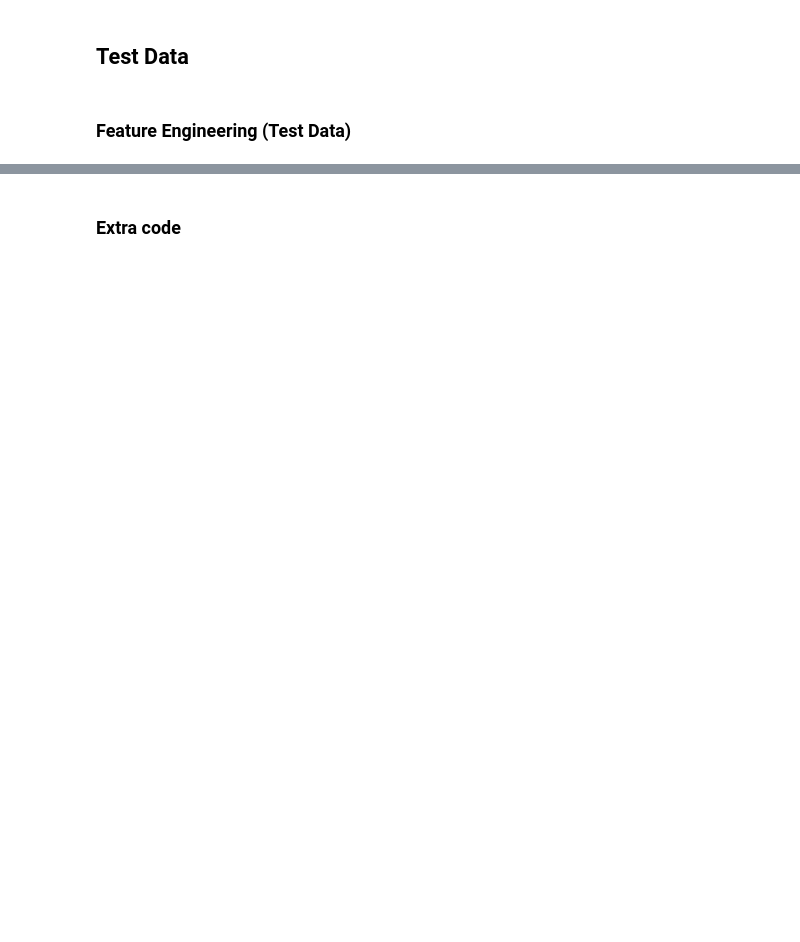
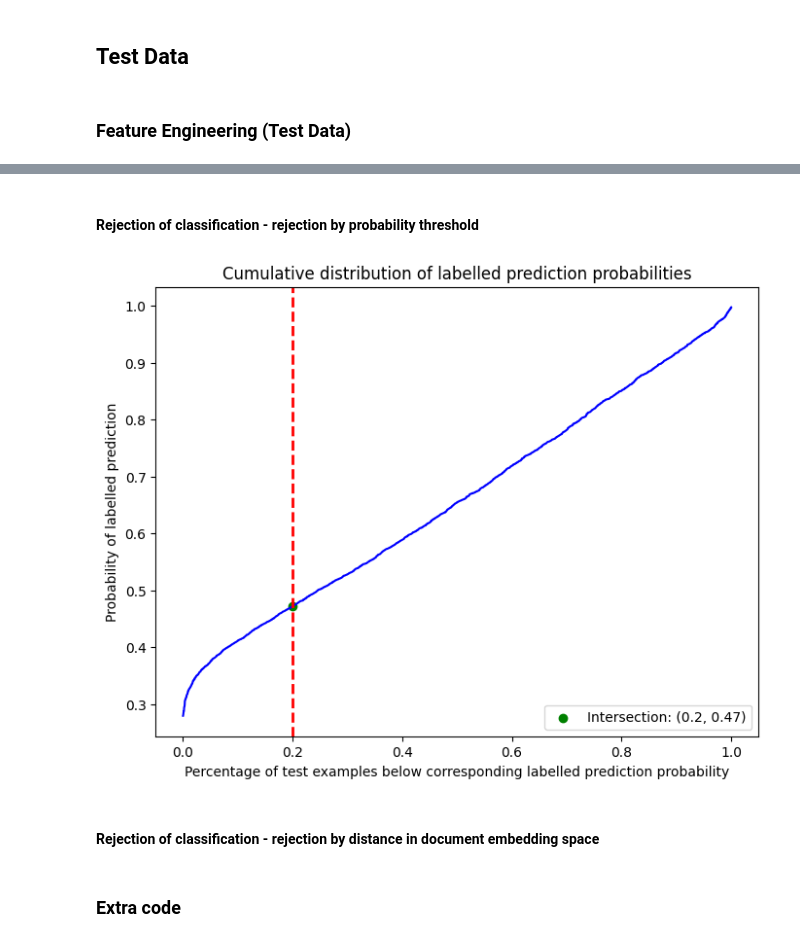
Before and after one commit to autumn-sonata/CS4248-Project, a Jupyter notebook: LabeledUnreliableNews.ipynb, the cells around one changed output, grey strips where cells are left out. Drawn from its saved outputs; the diff is of its cells as text; code cells hidden in the pictures; blank space fills up the shorter version.

Commit message:
add rejection by probability analyzer

```diff
--- a/LabeledUnreliableNews.ipynb
+++ b/LabeledUnreliableNews.ipynb
@@ -412,11 +421,11 @@ y_test = test_df.iloc[:, 0]
 # print(y_test.head())
 # %%
 # Preprocess test data to match steps on training data
-X_test_unprocessed = X_test
-X_test_ls = X_test.apply(preprocess)
-X_test_sentence = X_test_ls.apply(lambda sentence: ' '.join(sentence))
+# X_test_unprocessed = X_test
+# X_test_ls = X_test.apply(preprocess)
+# X_test_sentence = X_test_ls.apply(lambda sentence: ' '.join(sentence))
 
-X_test = X_test_sentence
+# X_test = X_test_sentence
 # %% [markdown]
 ### Feature Engineering (Test Data)
 # %%
@@ -435,5 +444,6 @@ X_test_count_verbs = count_verbs(X_test)
 # %%
 # Consolidation of feature transformations into single vector
-X_test_final = hstack([X_test_tfidf, X_test_tf, X_test_word2vec, X_test_count_pp, X_test_count_words, X_test_count_uppercase, X_test_flesch, X_test_count_verbs])
-X_test_final = scaler.transform(X_test_final)
-X_test_final = feature_selector.transform(X_test_final)
+X_test_final = X_test_tfidf
+# X_test_final = hstack([X_test_tfidf, X_test_tf, X_test_word2vec, X_test_count_pp, X_test_count_words, X_test_count_uppercase, X_test_flesch, X_test_count_verbs])
+# X_test_final = scaler.transform(X_test_final)
+# X_test_final = feature_selector.transform(X_test_final)
@@ -451,11 +465,28 @@ Test Accuracy: 0.72557519,      Test Precision: 0.74673012,     Test Recall: 0.7
-# %%
-# save
-with open('LogisticRegression.pkl', 'wb') as f:
-    pickle.dump(model, f)
-# %%
-# load
-with open('LogisticRegression.pkl', 'rb') as f:
-    saved_model = pickle.load(f)
+# %% [markdown]
+#### Rejection of classification - rejection by probability threshold
+# %%
+REJECTION_PERCENTAGE = 0.2 # percentage of examples that are rejected
+
+y_pred_prob = model.predict_proba(X_test_final)
+y_pred_prob_max = np.sort(np.max(y_pred_prob, axis=1))
+x_range = np.arange(1, len(y_pred_prob_max) + 1) / len(y_pred_prob_max)
+
+rejection_index = int(len(y_pred_prob_max) * REJECTION_PERCENTAGE)
+labelled_prediction_rejection_prob = y_pred_prob_max[rejection_index]
+
+plt.figure(figsize=(8, 6))
+plt.plot(x_range, y_pred_prob_max, color='b')
+plt.axvline(REJECTION_PERCENTAGE, color='r', linestyle='--', linewidth=2)
+plt.scatter(REJECTION_PERCENTAGE, labelled_prediction_rejection_prob, color='green', label=f'Intersection: ({REJECTION_PERCENTAGE}, {labelled_prediction_rejection_prob:.2f})')
+plt.legend()
+plt.xlabel('Percentage of test examples below corresponding labelled prediction probability')
+plt.ylabel('Probability of labelled prediction')
+plt.title('Cumulative distribution of labelled prediction probabilities')
+plt.show()
+# %% [output]
+[figure, added]
+# %% [markdown]
+#### Rejection of classification - rejection by distance in document embedding space
 # %% [markdown]
 ### Extra code
 # %%
```
Also changed, not shown: parts of 18 cells of this notebook, 3 other files.
